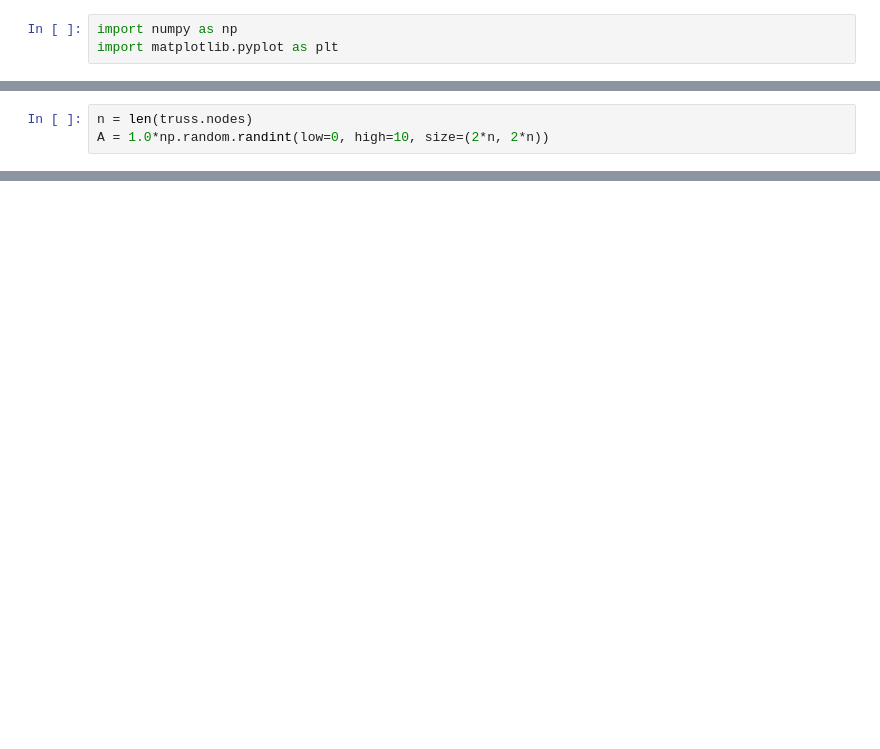
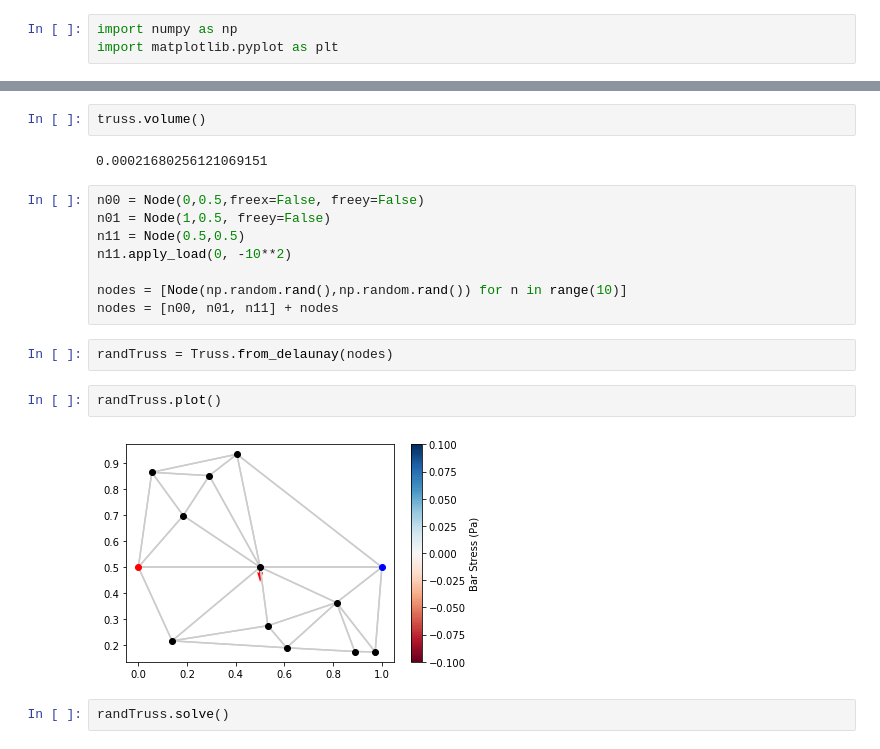
Before and after one commit to dev10110/AVD_Initial_Sizing, a Jupyter notebook: Detailed_Design/truss.ipynb, the cells around one changed output, grey strips where cells are left out. Drawn from its saved outputs; the diff is of its cells as text; blank space fills up the shorter version.

```diff
--- a/Detailed_Design/truss.ipynb
+++ b/Detailed_Design/truss.ipynb
@@ -340,3 +3,0 @@ with np.printoptions(precision=3, suppress=True):
-# %%
-n = len(truss.nodes)
-A = 1.0*np.random.randint(low=0, high=10, size=(2*n, 2*n))
@@ -492,0 +74,20 @@ t.plot()
+# %%
+truss.volume()
+# %% [output]
+0.00021680256121069151
+# %%
+n00 = Node(0,0.5,freex=False, freey=False)
+n01 = Node(1,0.5, freey=False)
+n11 = Node(0.5,0.5)
+n11.apply_load(0, -10**2)
+
+nodes = [Node(np.random.rand(),np.random.rand()) for n in range(10)]
+nodes = [n00, n01, n11] + nodes
+# %%
+randTruss = Truss.from_delaunay(nodes)
+# %%
+randTruss.plot()
+# %% [output]
+[figure, added]
+# %%
+randTruss.solve()
```
Also changed, not shown: parts of 55 cells of this notebook, 1 other file.
